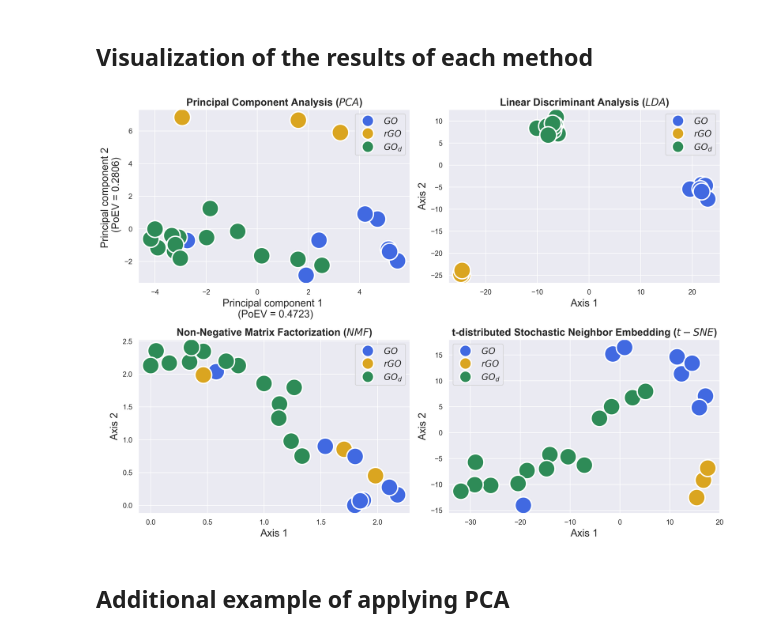
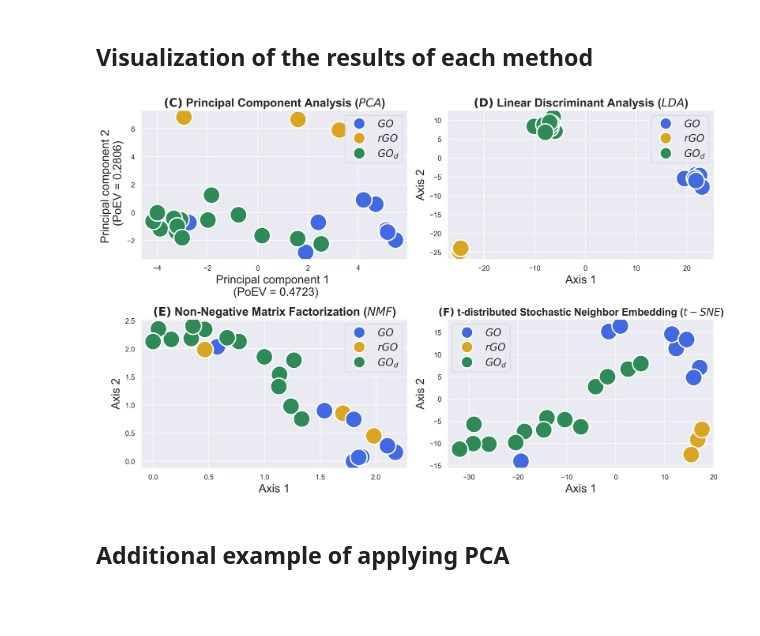
Before and after one commit to Fltvv/go-fitr-qa-fgda-ml, a Jupyter notebook: ftir/qualitative_analysis/code/02c_dimensionality_reduction.ipynb, the cells around one changed output. Drawn from its saved outputs; the diff is of its cells as text; code cells hidden in the pictures; blank space fills up the shorter version.

```diff
--- a/ftir/qualitative_analysis/code/02c_dimensionality_reduction.ipynb
+++ b/ftir/qualitative_analysis/code/02c_dimensionality_reduction.ipynb
@@ -159,13 +159,12 @@ class DimensionalityReduction:
 
         if title:
             method_titles = {
-                'pca': 'Principal Component Analysis ($PCA$)',
-                'lda': 'Linear Discriminant Analysis ($LDA$)',
-                'nmf': 'Non-Negative Matrix Factorization ($NMF$)',
-                'tsne': 't-distributed Stochastic Neighbor Embedding ($t-SNE$)'
+                'pca': rf'$\mathbf{{(C)}}$ Principal Component Analysis ($PCA$)',
+                'lda': rf'$\mathbf{{(D)}}$ Linear Discriminant Analysis ($LDA$)',
+                'nmf': rf'$\mathbf{{(E)}}$ Non-Negative Matrix Factorization ($NMF$)',
+                'tsne': rf'$\mathbf{{(F)}}$ t-distributed Stochastic Neighbor Embedding ($t-SNE$)'
             }
-            ax.set_title(
-                method_titles.get(method, method.upper()), fontstyle='normal', fontsize=fontsize, fontweight='bold')
+            ax.set_title(method_titles.get(method, method.upper()), fontstyle='normal', fontsize=fontsize-2 if method == 'tsne' else fontsize , fontweight='bold')
 
         ax.legend(loc='best', fontsize=fontsize-2, markerscale=0.7)
 
@@ -212,7 +211,7 @@ type_color_dict = {
 figsize = (12, 8)
 markersize = 700 # 1024
 
-fontsize = 16
+fontsize = 18
 # %% [markdown]
 ## Visualization of the results of each method
 # %%
@@ -224,14 +223,14 @@ dimred.get_nmf(n_components=2, random_state=42)
 dimred.get_tsne(n_components=2, perplexity=4, random_state=42)
 # %%
 dimred.get_combined_visualization(
-    figsize=(14, 10),
+    figsize=(13.8, 9),
     palette=type_color_dict,
     markersize=markersize,
     fontsize=fontsize,
     path_to_save=f'{path_to_save}/dimred_4_subplots.png'
 )
 # %% [output]
-[figure, old version]
+[figure, new version]
 # %% [markdown]
 ## Additional example of applying PCA
 # %%
```
Also changed, not shown: 43 other files.
